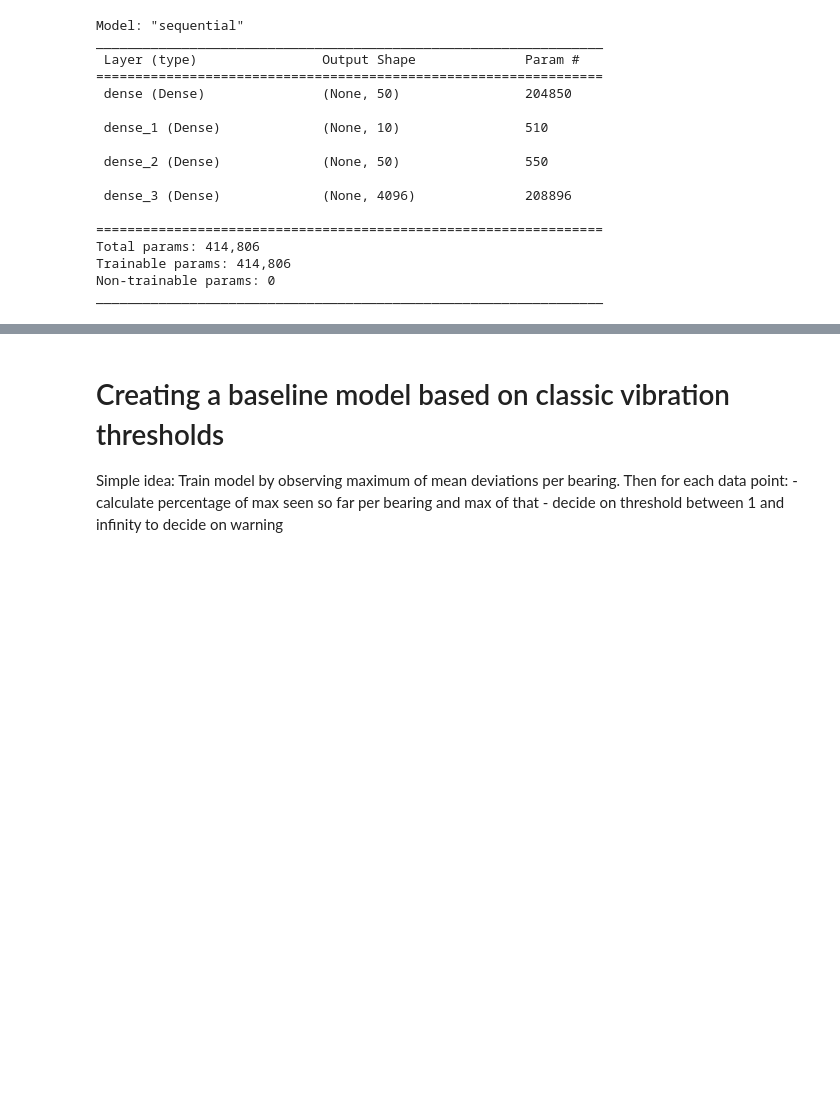
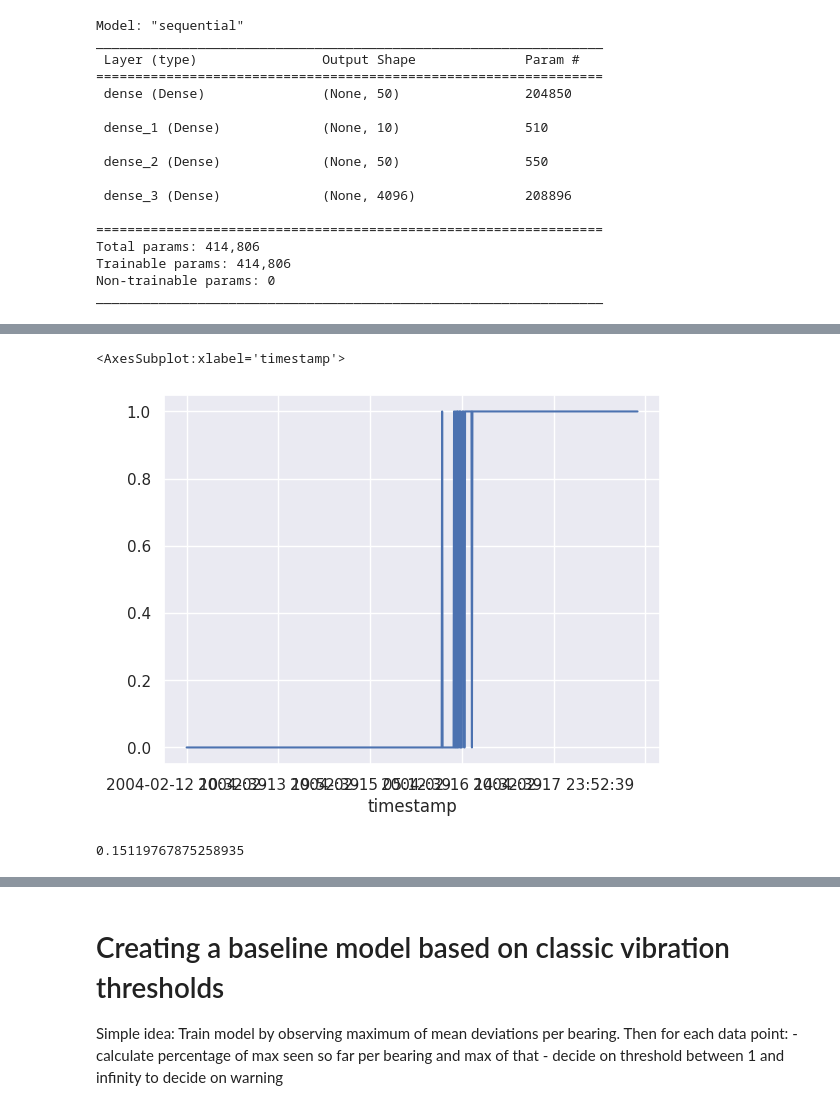
Before and after one commit to emsoft1/train_project_main, a Jupyter notebook: notebooks/PlayingAroundWithFourierTransforms.ipynb, the cells around one changed output, grey strips where cells are left out. Cells and saved outputs as stored; diff of their text form; code cells hidden in the pictures; blank space fills up the shorter version.

```diff
--- a/notebooks/PlayingAroundWithFourierTransforms.ipynb
+++ b/notebooks/PlayingAroundWithFourierTransforms.ipynb
@@ -446,0 +440,5 @@ scored.plot(logy=True,  figsize = (10,6), ylim = [1e-2,1e2], color = ['blue','re
+# %%
+((scored.anomaly==True).apply(lambda x : 1 if x else 0)).plot()
+# %% [output]
+<AxesSubplot:xlabel='timestamp'>
+[figure, added]
@@ -446,0 +447,4 @@ scored.plot(logy=True,  figsize = (10,6), ylim = [1e-2,1e2], color = ['blue','re
+# %%
+org_threshold
+# %% [output]
+0.15119767875258935
```
Also changed, not shown: parts of 67 cells of this notebook, 3 other files.
